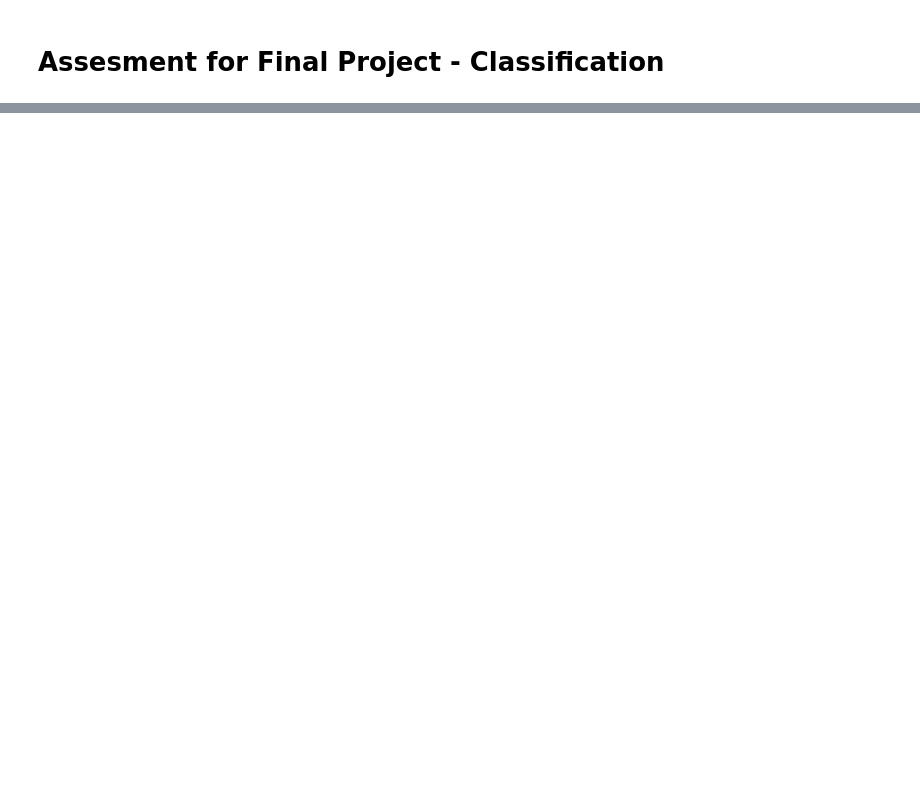
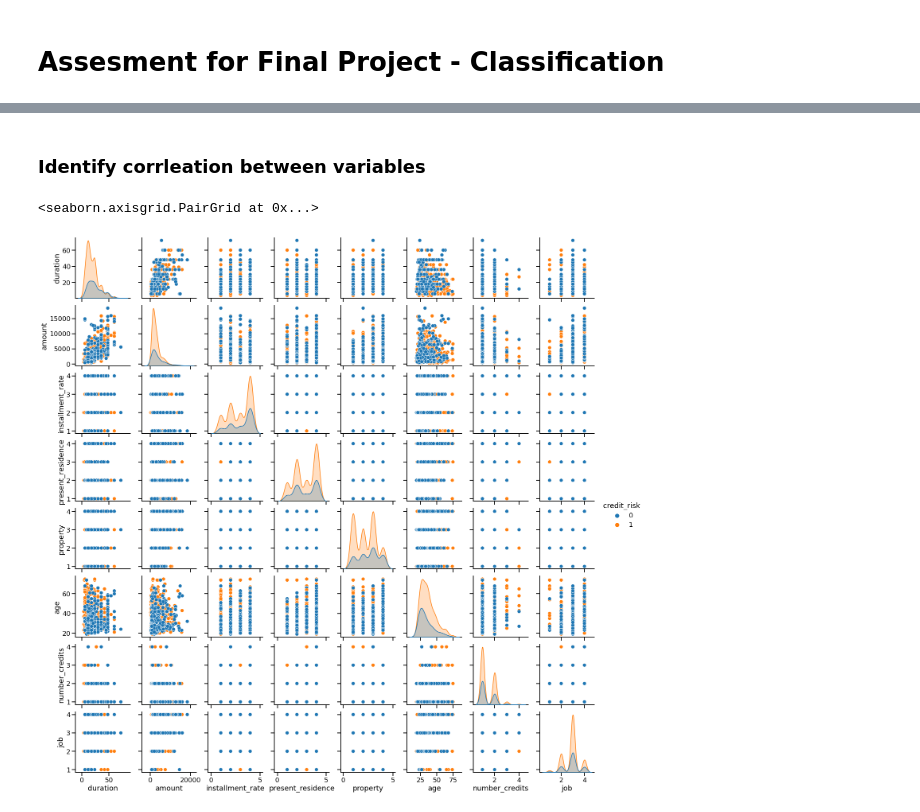
Before and after one commit to mohameddhameem/IBM-Machine-Learning, a Jupyter notebook: Supervised Machine Learning-Classification/Final Assessment/Assesment.ipynb, the cells around one changed output, grey strips where cells are left out. Saved outputs shown, nothing was run; the diff lists cells and outputs as text; code cells hidden in the pictures; blank space fills up the shorter version.

```diff
--- a/Supervised Machine Learning-Classification/Final Assessment/Assesment.ipynb
+++ b/Supervised Machine Learning-Classification/Final Assessment/Assesment.ipynb
@@ -80,0 +268,18 @@ df
+# %%
+# Lets assign datatypes to the columns
+data['status'] = data['status'].astype('category')
+data['duration'] = data['duration'].astype('int64')
+data['credit_history'] = data['credit_history'].astype('category')
+data['purpose'] = data['purpose'].astype('category')
+data['amount'] = data['amount'].astype('int64')
+data['savings'] = data['savings'].astype('category')
+data['employment_duration'] = data['employment_duration'].astype('category') # its an ordinal variable
+data['installment_rate'] = data['installment_rate'].astype('float64') # its an ordinal variable
+data['personal_status_sex'] = data['personal_status_sex'].astype('category')
+data['other_debtors'] = data['other_debtors'].astype('category')
+data['other_installment_plans'] = data['other_installment_plans'].astype('category')
+data['housing'] = data['housing'].astype('category')
+data['people_liable'] = data['people_liable'].astype('category') # its an binary variable
+data['telephone'] = data['telephone'].astype('category') # its an binary variable
+data['foreign_worker'] = data['foreign_worker'].astype('category') # its an binary variable
+data['credit_risk'] = data['credit_risk'].astype('category') # its an binary variable
@@ -80,0 +302,9 @@ df
+# %% [markdown]
+### Identify corrleation between variables
+# %%
+sns.set_context('talk')
+sns.pairplot(data, hue='credit_risk')
+# plt.show()
+# %% [output]
+<seaborn.axisgrid.PairGrid at 0x...>
+[figure, added]
```
Also changed, not shown: parts of 56 cells of this notebook.
